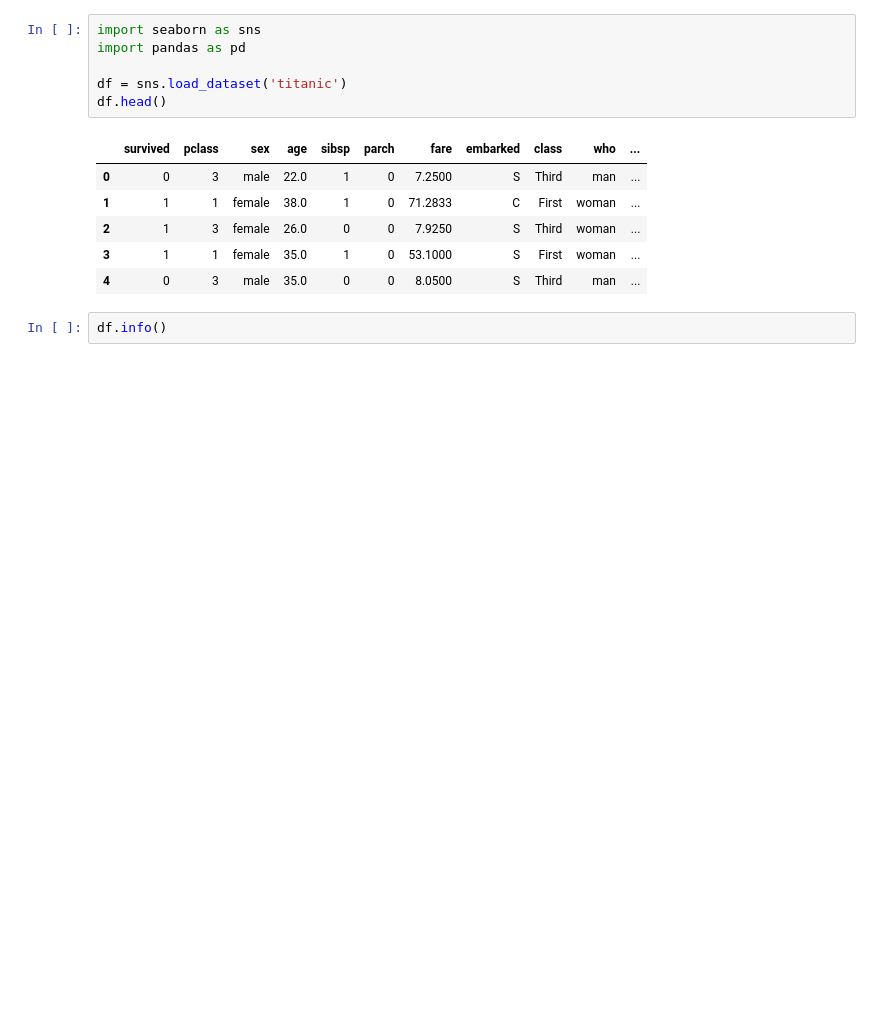
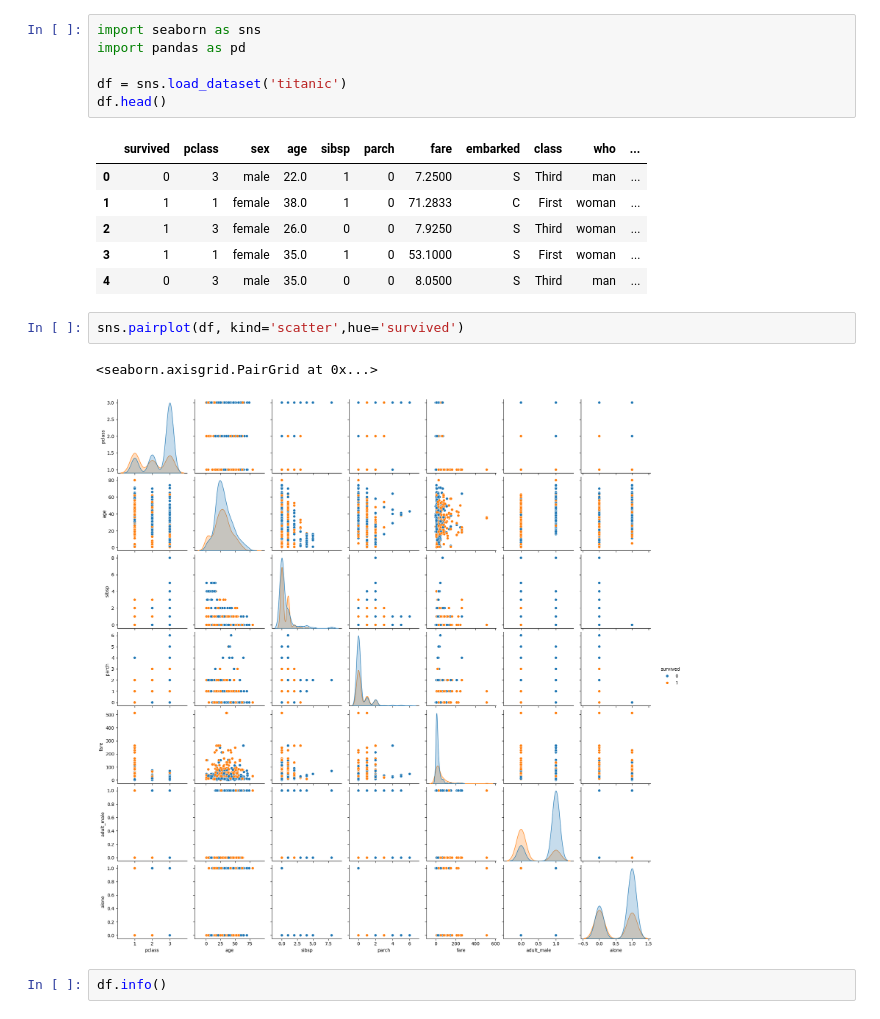
Before and after one commit to danielrawlins21/Machine_Learing_Intro, a Jupyter notebook: machine learning module/LDA.ipynb, the cells around one changed output. Drawn from its saved outputs; the diff is of its cells as text; blank space fills up the shorter version.

Commit message:
adding pairplot rto LDA

```diff
--- a/machine learning module/LDA.ipynb
+++ b/machine learning module/LDA.ipynb
@@ -11,6 +11,11 @@ df.head()
 | 2 | 1 | 3 | female | 26.0 | 0 | 0 | 7.9250 | S | Third | woman | ... |
 | 3 | 1 | 1 | female | 35.0 | 1 | 0 | 53.1000 | S | First | woman | ... |
 | 4 | 0 | 3 | male | 35.0 | 0 | 0 | 8.0500 | S | Third | man | ... |
+# %%
+sns.pairplot(df, kind='scatter',hue='survived')
+# %% [output]
+<seaborn.axisgrid.PairGrid at 0x...>
+[figure, added]
 # %%
 df.info()
 # %% [output]
```
